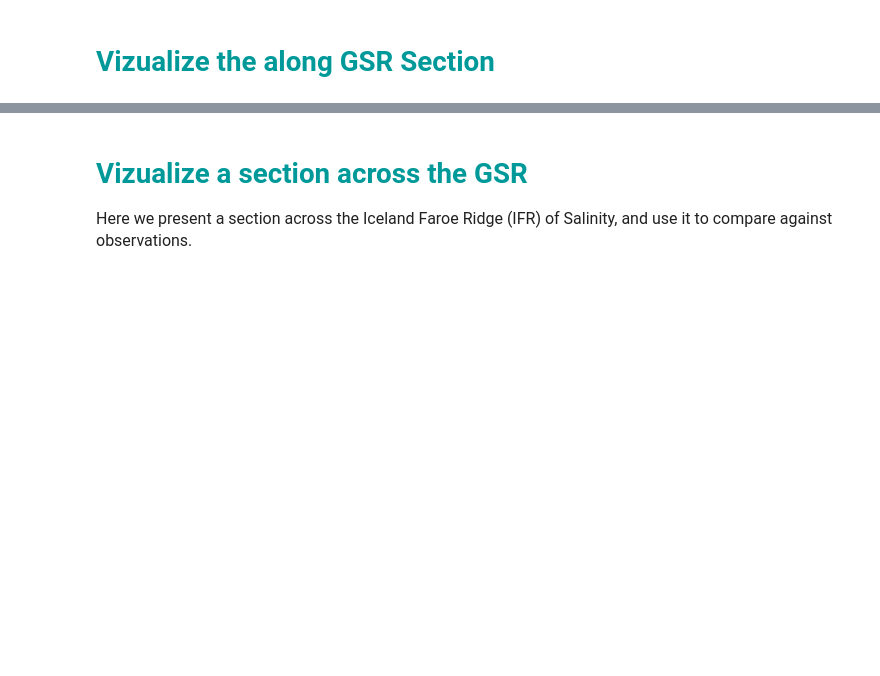
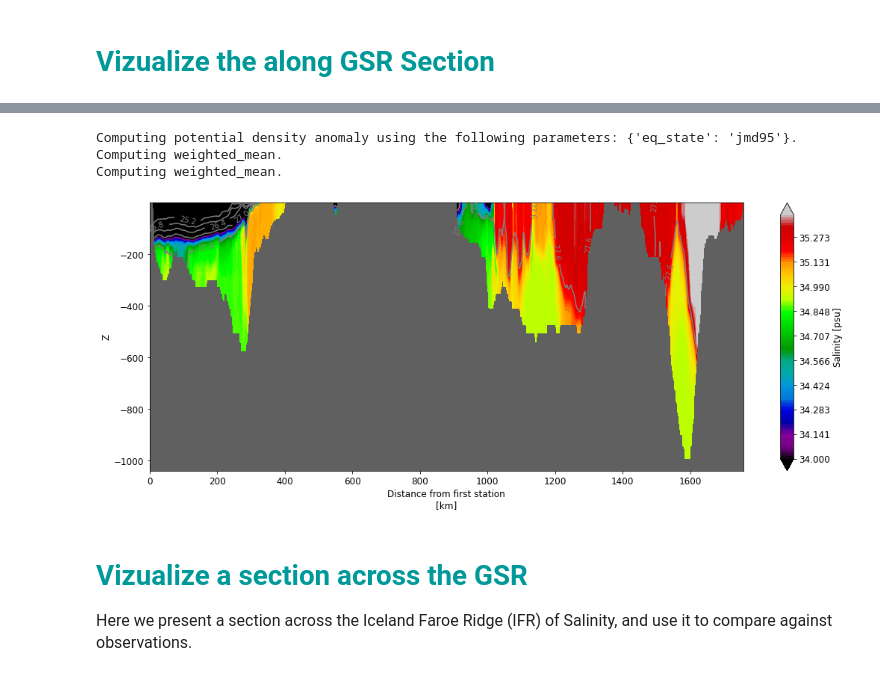
Before and after one commit to hainegroup/OceanSciences2022, a Jupyter notebook: LLC4320_tutorial_notebook.ipynb, the cells around one changed output, grey strips where cells are left out. Drawn from its saved outputs; the diff is of its cells as text; code cells hidden in the pictures; blank space fills up the shorter version.

```diff
--- a/LLC4320_tutorial_notebook.ipynb
+++ b/LLC4320_tutorial_notebook.ipynb
@@ -388,16 +390,21 @@ Wall time: 1min 36s
 [figure]
 # %%
-# fig= plt.figure(figsize=(15, 6), facecolor='w')
-# ax = od_surv.plot.vertical_section(
-#     varName="S",
-#     plotType='contourf',
-#     levels=np.linspace(30,36,100),
-#     contourName="sigma",
-#     meanAxes="time",
-#     robust=True,
-#     cmap=cmocean.cm.haline,
-# )
-# # plt.savefig('GRS_S_survey.png')
+fig= plt.figure(figsize=(15, 6), facecolor='w')
+ax = od_surv.plot.vertical_section(
+    varName="S",
+    plotType='contourf',
+    levels=np.linspace(34, 35.4,100),
+    contourName="Sigma0",
+    meanAxes="time",
+    robust=True,
+    cmap="nipy_spectral",
+)
+ax.patch.set_facecolor('#606060')
+# %% [output]
+Computing potential density anomaly using the following parameters: {'eq_state': 'jmd95'}.
+Computing weighted_mean.
+Computing weighted_mean.
+[figure, added]
 # %% [markdown]
 # <span style='color:#009999'> <span style='font-family:serif'> **Vizualize a section across the GSR**
 
```
Also changed, not shown: parts of 14 cells of this notebook.
